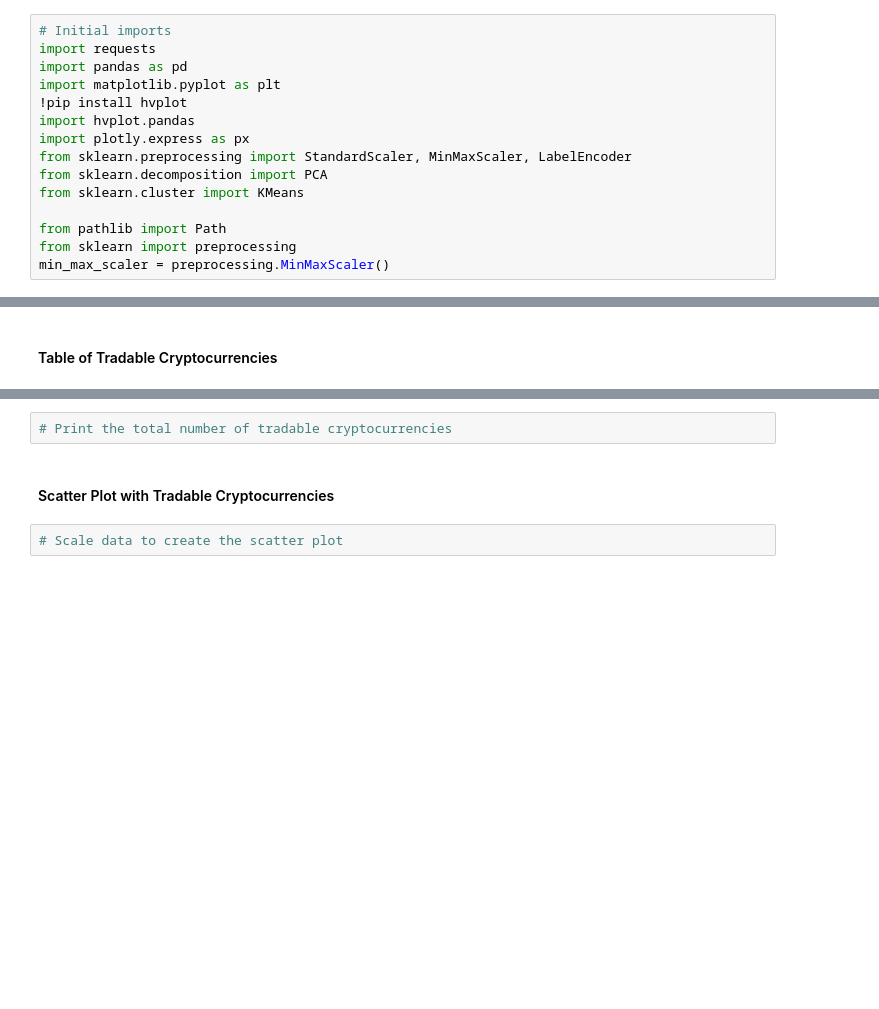
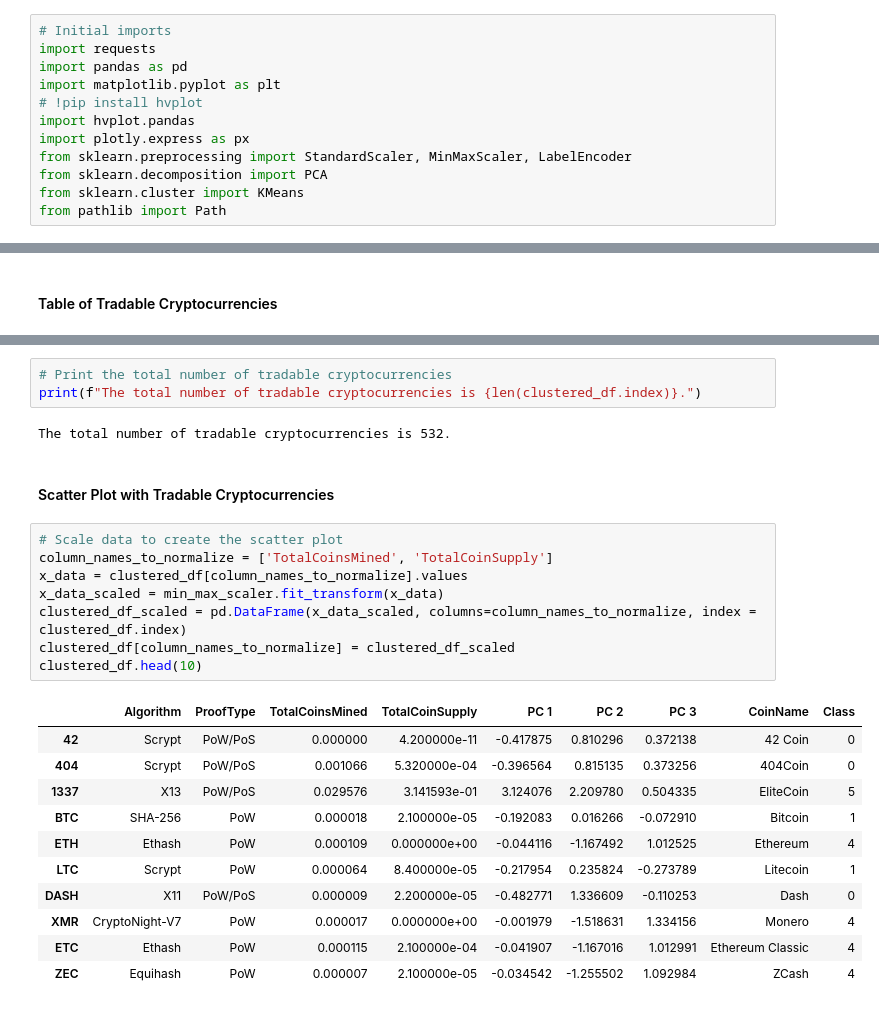
Before and after one commit to aliabolhassani/unit13-challenge, a Jupyter notebook: ClusteringCrypto/crypto_clustering.ipynb, the cells around one changed output, grey strips where cells are left out. Drawn from its saved outputs; the diff is of its cells as text; blank space fills up the shorter version.

```diff
--- a/ClusteringCrypto/crypto_clustering.ipynb
+++ b/ClusteringCrypto/crypto_clustering.ipynb
@@ -5,13 +5,10 @@
 import requests
 import pandas as pd
 import matplotlib.pyplot as plt
-!pip install hvplot
+# !pip install hvplot
 import hvplot.pandas
 import plotly.express as px
 from sklearn.preprocessing import StandardScaler, MinMaxScaler, LabelEncoder
 from sklearn.decomposition import PCA
 from sklearn.cluster import KMeans
-
 from pathlib import Path
-from sklearn import preprocessing
-min_max_scaler = preprocessing.MinMaxScaler()
@@ -261,8 +284,29 @@ pcs_df.head()
 # %%
 # Print the total number of tradable cryptocurrencies
+print(f"The total number of tradable cryptocurrencies is {len(clustered_df.index)}.")
+# %% [output]
+The total number of tradable cryptocurrencies is 532.
 # %% [markdown]
 #### Scatter Plot with Tradable Cryptocurrencies
-# %%
-# Scale data to create the scatter plot
+# %%
+# Scale data to create the scatter plot
+column_names_to_normalize = ['TotalCoinsMined', 'TotalCoinSupply']
+x_data = clustered_df[column_names_to_normalize].values
+x_data_scaled = min_max_scaler.fit_transform(x_data)
+clustered_df_scaled = pd.DataFrame(x_data_scaled, columns=column_names_to_normalize, index = clustered_df.index)
+clustered_df[column_names_to_normalize] = clustered_df_scaled
+clustered_df.head(10)
+# %% [output]
+|  | Algorithm | ProofType | TotalCoinsMined | TotalCoinSupply | PC 1 | PC 2 | PC 3 | CoinName | Class |
+| 42 | Scrypt | PoW/PoS | 0.000000 | 4.200000e-11 | -0.417875 | 0.810296 | 0.372138 | 42 Coin | 0 |
+| 404 | Scrypt | PoW/PoS | 0.001066 | 5.320000e-04 | -0.396564 | 0.815135 | 0.373256 | 404Coin | 0 |
+| 1337 | X13 | PoW/PoS | 0.029576 | 3.141593e-01 | 3.124076 | 2.209780 | 0.504335 | EliteCoin | 5 |
+| BTC | SHA-256 | PoW | 0.000018 | 2.100000e-05 | -0.192083 | 0.016266 | -0.072910 | Bitcoin | 1 |
+| ETH | Ethash | PoW | 0.000109 | 0.000000e+00 | -0.044116 | -1.167492 | 1.012525 | Ethereum | 4 |
+| LTC | Scrypt | PoW | 0.000064 | 8.400000e-05 | -0.217954 | 0.235824 | -0.273789 | Litecoin | 1 |
+| DASH | X11 | PoW/PoS | 0.000009 | 2.200000e-05 | -0.482771 | 1.336609 | -0.110253 | Dash | 0 |
+| XMR | CryptoNight-V7 | PoW | 0.000017 | 0.000000e+00 | -0.001979 | -1.518631 | 1.334156 | Monero | 4 |
+| ETC | Ethash | PoW | 0.000115 | 2.100000e-04 | -0.041907 | -1.167016 | 1.012991 | Ethereum Classic | 4 |
+| ZEC | Equihash | PoW | 0.000007 | 2.100000e-05 | -0.034542 | -1.255502 | 1.092984 | ZCash | 4 |
 # %%
 # Plot the scatter with x="TotalCoinsMined" and y="TotalCoinSupply"
```
Also changed, not shown: parts of 9 cells of this notebook.
